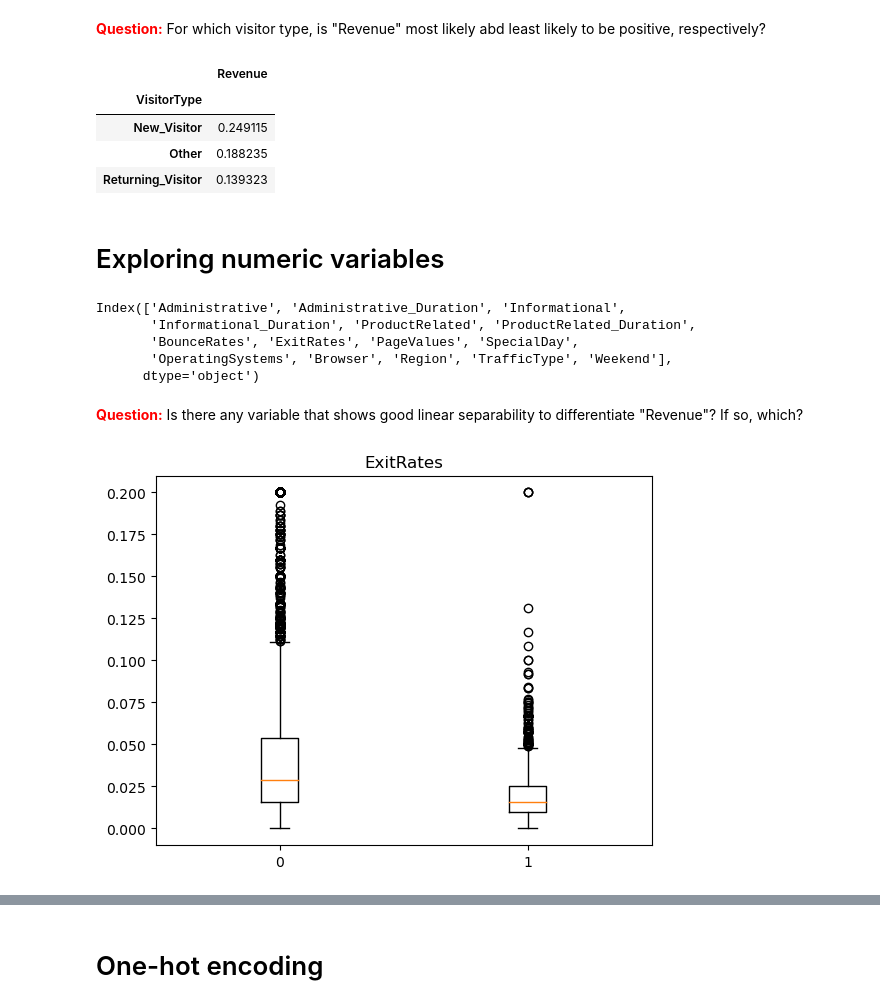
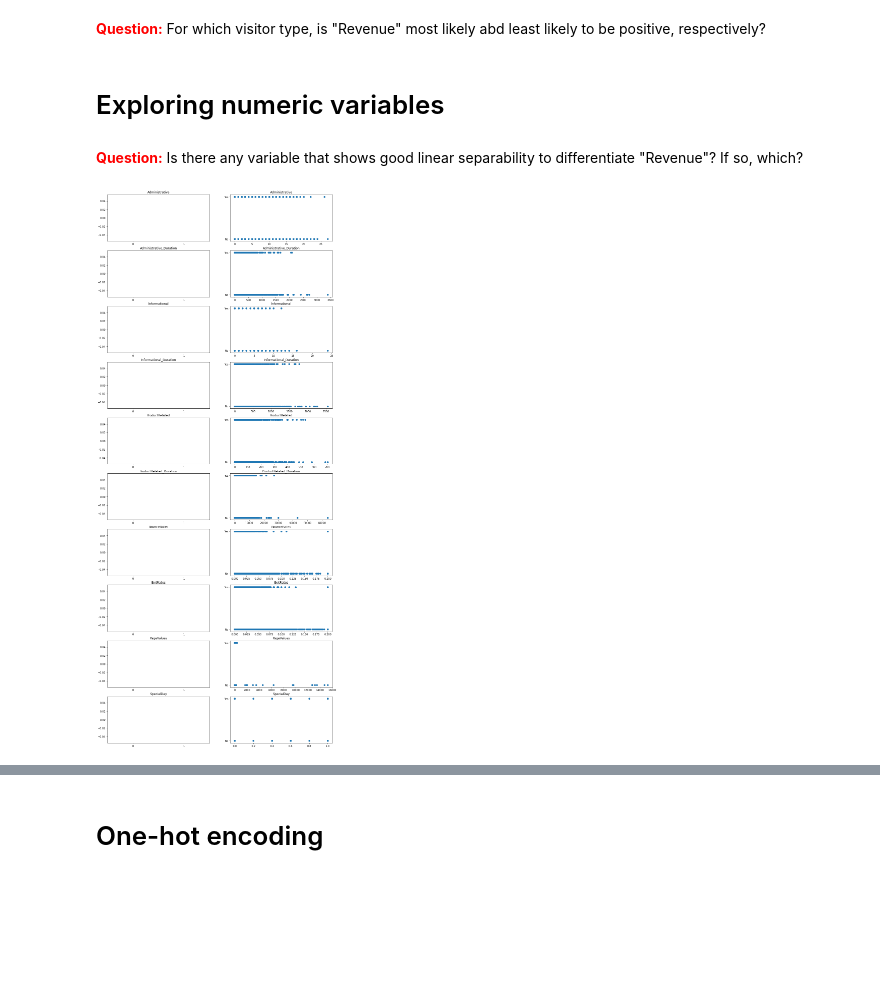
Before and after one commit to LKN-SP/MS9002, a Jupyter notebook: Hackathon/Hackathon.ipynb, the cells around one changed output, grey strips where cells are left out. Saved outputs shown, nothing was run; the diff lists cells and outputs as text; code cells hidden in the pictures; blank space fills up the shorter version.

```diff
--- a/Hackathon/Hackathon.ipynb
+++ b/Hackathon/Hackathon.ipynb
@@ -51,5 +48,4 @@ dtype: float64
 # %% [markdown]
 # Exploring categorical variables
 # %%
-object_columns = [column for column in df.columns if df[column].dtype == np.dtype('object')]
-object_columns
+categorical_columns = ['Month', 'OperatingSystems', 'Browser', 'Region', 'TrafficType', 'VisitorType', 'Weekend']
@@ -58,3 +51,0 @@ object_columns
-# %%
-for column in object_columns:
-    display(df[column].value_counts())
@@ -82,0 +52,4 @@ Name: count, dtype: int64
+# %%
+for column in categorical_columns:
+    crosstab = pd.crosstab(df['Revenue'], df[column])
+    display(crosstab / np.array(crosstab).sum(axis=0).reshape(-1))
@@ -100,35 +87,30 @@ df[['Month', 'Revenue']].groupby('Month').mean()
 # %% [markdown]
 <font color='red'><b>Question:</b></font> For which visitor type, is "Revenue" most likely abd least likely to be positive, respectively?
-# %%
-df[['VisitorType', 'Revenue']].groupby('VisitorType').mean()
-# %% [output]
-|  | Revenue |
-| VisitorType |  |
-| New_Visitor | 0.249115 |
-| Other | 0.188235 |
-| Returning_Visitor | 0.139323 |
 # %% [markdown]
 # Exploring numeric variables
 # %%
-numeric_columns = df.describe().columns[:-1]
-numeric_columns
+numeric_columns = ['Administrative', 'Administrative_Duration',
+                   'Informational', 'Informational_Duration',
+                   'ProductRelated', 'ProductRelated_Duration',
+                   'BounceRates', 'ExitRates', 'PageValues', 'SpecialDay']
-# %% [output]
-Index(['Administrative', 'Administrative_Duration', 'Informational',
-       'Informational_Duration', 'ProductRelated', 'ProductRelated_Duration',
-       'BounceRates', 'ExitRates', 'PageValues', 'SpecialDay',
-       'OperatingSystems', 'Browser', 'Region', 'TrafficType', 'Weekend'],
-      dtype='object')
 # %% [markdown]
 <font color='red'><b>Question:</b></font> Is there any variable that shows good linear separability to differentiate "Revenue"? If so, which?
 # %%
 # We can make a conditional box plot for each variable against the label
 
-column = numeric_columns[7]
-labels = [0, 1]
-y = [df[column][df['Revenue'] == label] for label in labels]
+fig, axs = plt.subplots(len(numeric_columns), 2, figsize=(16, 4*len(numeric_columns)))
 
-plt.boxplot(y, labels=labels)
-plt.title(column)
+for i in range(len(numeric_columns)):
+    column = numeric_columns[i]
+    labels = [0, 1]
+    y = [df[column][df['Revenue'] == label] for label in labels]
+
+    axs[i][0].boxplot(y, labels=labels)
+    axs[i][0].set_title(column)
+
+    axs[i][1].scatter(df[column], df['Revenue'])
+    axs[i][1].set_title(column)
+
 plt.show()
 # %% [output]
-[figure, old version]
+[figure, new version]
```
Also changed, not shown: parts of 32 cells of this notebook.
